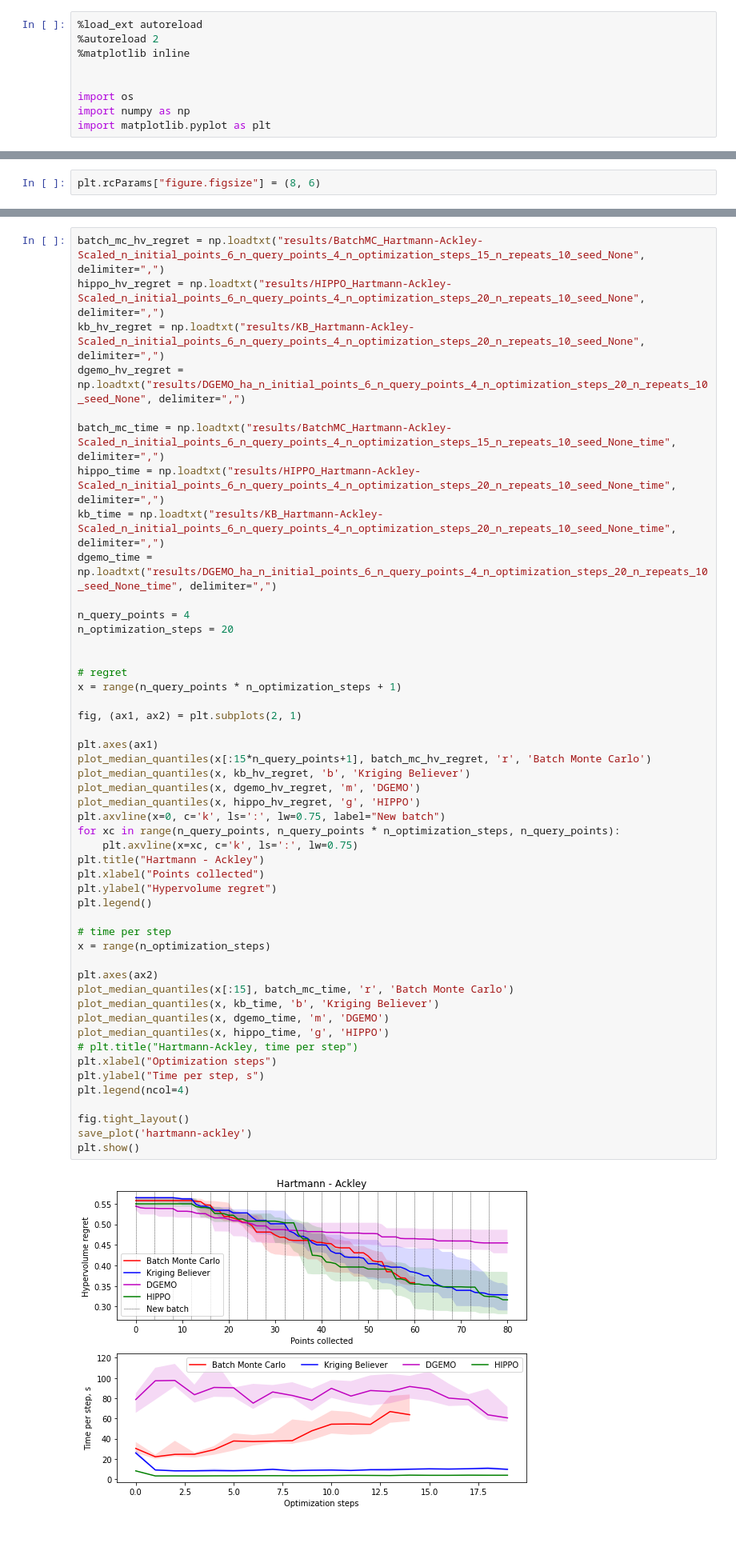
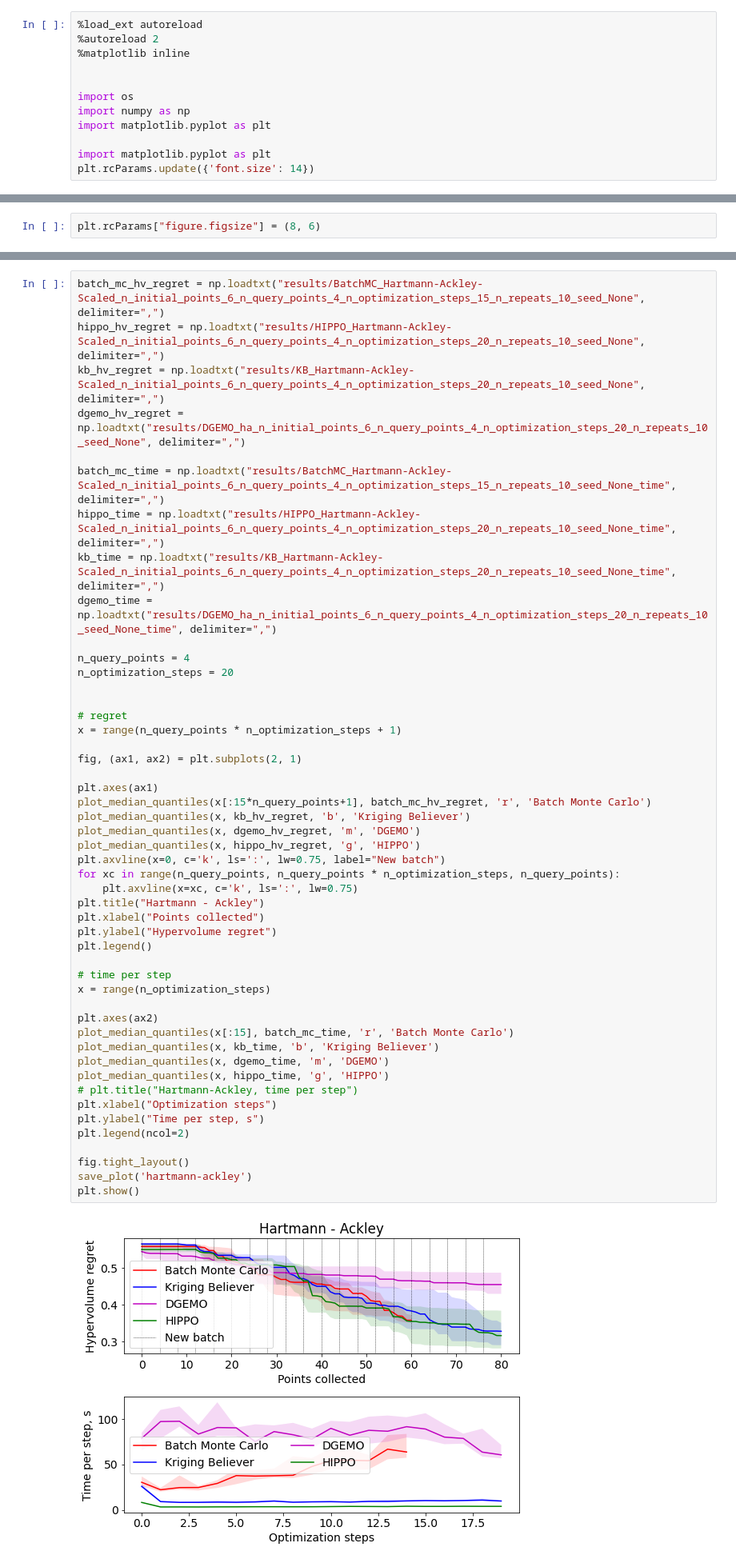
Before and after one commit to apaleyes/trieste, a Jupyter notebook: docs/notebooks/mo_lp/plot_results.ipynb, the cells around one changed output, grey strips where cells are left out. Shown at 80% size. Drawn from its saved outputs; the diff is of its cells as text; blank space fills up the shorter version.

```diff
--- a/docs/notebooks/mo_lp/plot_results.ipynb
+++ b/docs/notebooks/mo_lp/plot_results.ipynb
@@ -7,6 +7,9 @@
 import os
 import numpy as np
 import matplotlib.pyplot as plt
+
+import matplotlib.pyplot as plt
+plt.rcParams.update({'font.size': 14})
 # %% [output]
 The autoreload extension is already loaded. To reload it, use:
   %reload_ext autoreload
@@ -140,35 +157,35 @@ fig, (ax1, ax2) = plt.subplots(2, 1)
 
 plt.axes(ax1)
 plot_median_quantiles(x[:15*n_query_points+1], batch_mc_hv_regret, 'r', 'Batch Monte Carlo')
 plot_median_quantiles(x, kb_hv_regret, 'b', 'Kriging Believer')
 plot_median_quantiles(x, dgemo_hv_regret, 'm', 'DGEMO')
 plot_median_quantiles(x, hippo_hv_regret, 'g', 'HIPPO')
 plt.axvline(x=0, c='k', ls=':', lw=0.75, label="New batch")
 for xc in range(n_query_points, n_query_points * n_optimization_steps, n_query_points):
     plt.axvline(x=xc, c='k', ls=':', lw=0.75)
 plt.title("Hartmann - Ackley")
 plt.xlabel("Points collected")
 plt.ylabel("Hypervolume regret")
 plt.legend()
 
 # time per step
 x = range(n_optimization_steps)
 
 plt.axes(ax2)
 plot_median_quantiles(x[:15], batch_mc_time, 'r', 'Batch Monte Carlo')
 plot_median_quantiles(x, kb_time, 'b', 'Kriging Believer')
 plot_median_quantiles(x, dgemo_time, 'm', 'DGEMO')
 plot_median_quantiles(x, hippo_time, 'g', 'HIPPO')
 # plt.title("Hartmann-Ackley, time per step")
 plt.xlabel("Optimization steps")
 plt.ylabel("Time per step, s")
-plt.legend(ncol=4)
+plt.legend(ncol=2)
 
 fig.tight_layout()
 save_plot('hartmann-ackley')
 plt.show()
 # %% [output]
-[figure, old version]
+[figure, new version]
 # %%
 # # This stopped working for some reason for both Batch MC and KB
 # # They keep failing with Cholesky errors very early into the optimization
```
Also changed, not shown: parts of 12 cells of this notebook.
